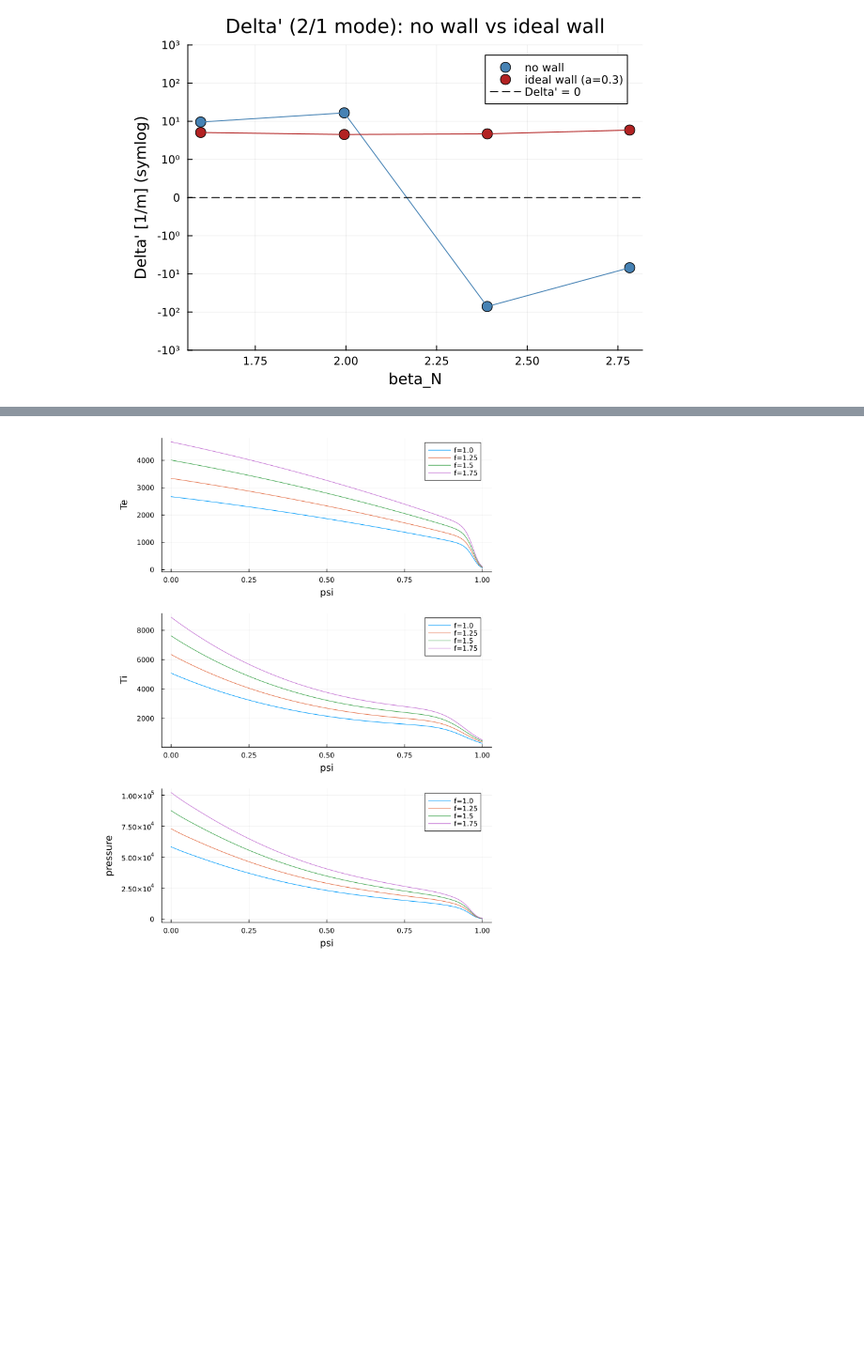
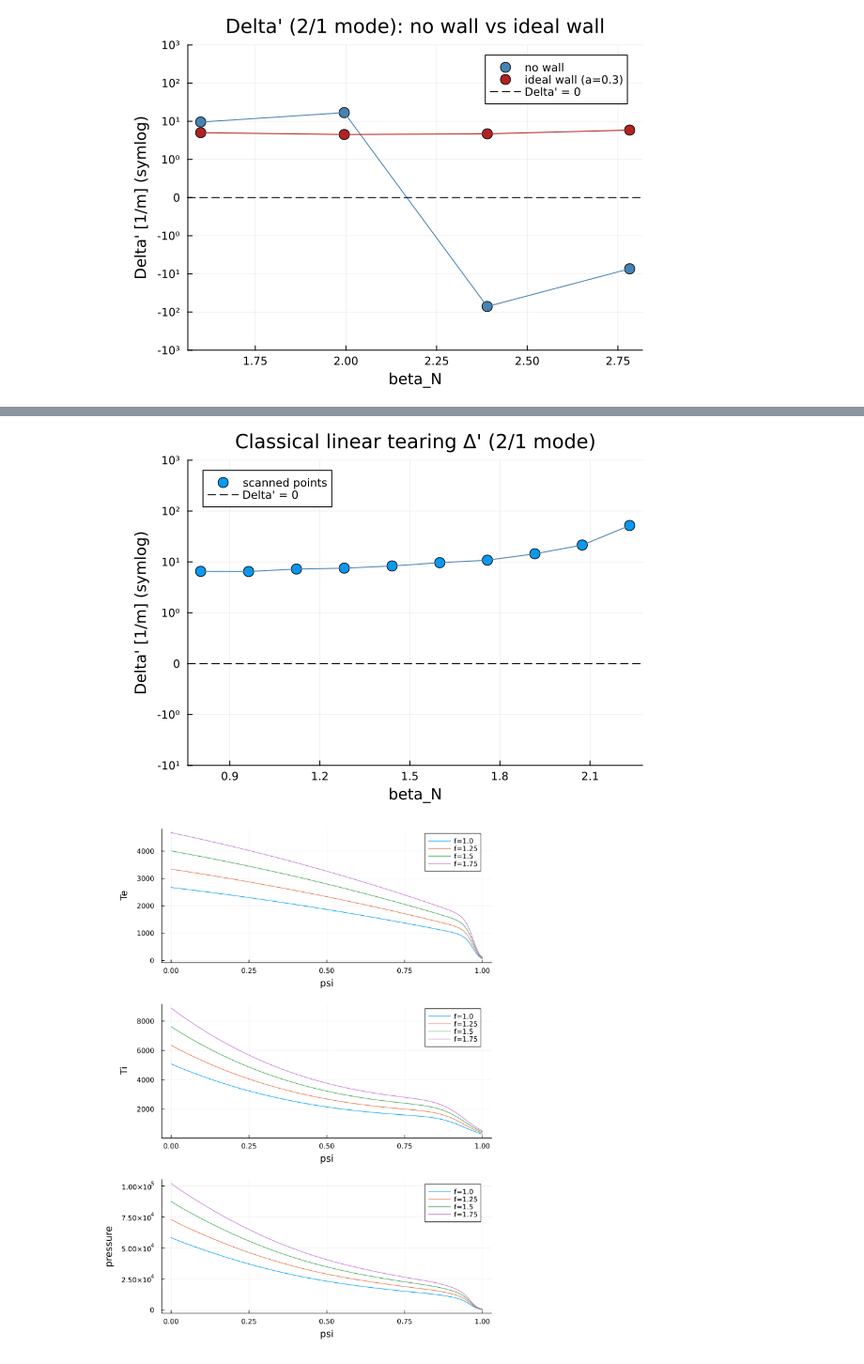
Before and after one commit to adrianaghiozzi/TokToxStability.jl, a Jupyter notebook: examples/TokToxStability_tearing_from_files.ipynb, the cells around one changed output, grey strips where cells are left out. Shown at 94% size. Saved outputs shown, nothing was run; the diff lists cells and outputs as text; code cells hidden in the pictures; blank space fills up the shorter version.

```diff
--- a/examples/TokToxStability_tearing_from_files.ipynb
+++ b/examples/TokToxStability_tearing_from_files.ipynb
@@ -218,3 +218,10 @@ plot!(p, wall_beta_n, TokToxStability._symlog.(wall_dp); label=nothing, color=:f
 hline!(p, [0.0]; label="Delta' = 0", color=:black, linestyle=:dash)
 # %% [output]
 [figure]
+# %%
+# Finer-resolution check: rescan the no-wall case with a smaller fraction step, staying below
+# the no-wall ideal beta limit found above (beta_N ~ 2.33, crossed around fraction ~1.46) --
+# this is meant to confirm Delta' behaves smoothly away from the ideal marginal point, rather
+# than just the 4 widely-spaced points in the coarse scan above.
+fine_fractions = collect(0.5:0.1:1.4)
+fine_scan_results = TokToxStability.coarse_scan(mygs, fine_fractions, equilibrium, profiles, gpec_settings; working_directory = working_directory);
@@ -221,3 +253,7 @@ hline!(p, [0.0]; label="Delta' = 0", color=:black, linestyle=:dash)
+# %%
+TokToxStability.plot_delta_prime_scan(fine_scan_results, 2, 1)
+# %% [output]
+[figure, added]
 # %%
 TokToxStability.plot_profiles(coarse_scan_results)
 # %% [output]
```
Also changed, not shown: parts of 9 cells of this notebook.
